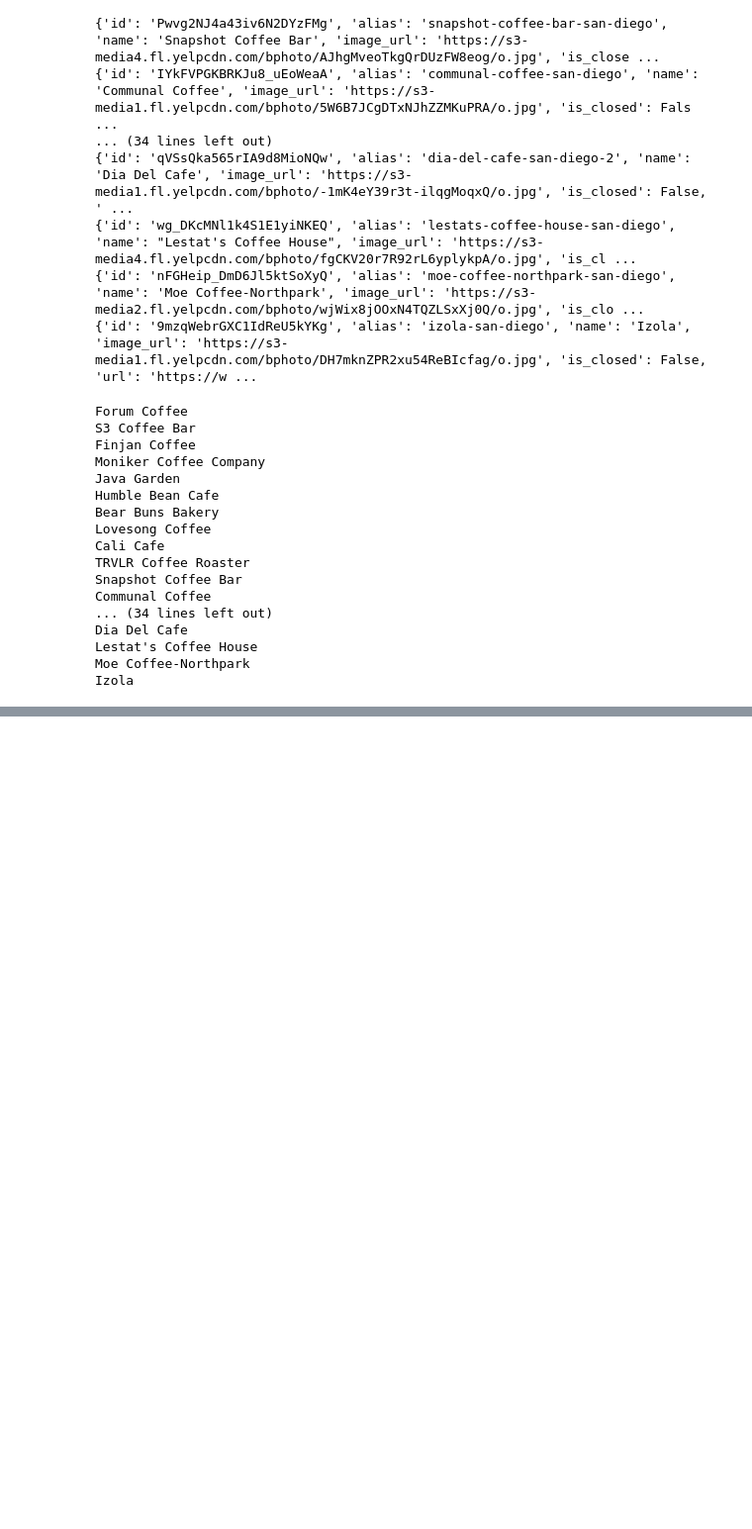
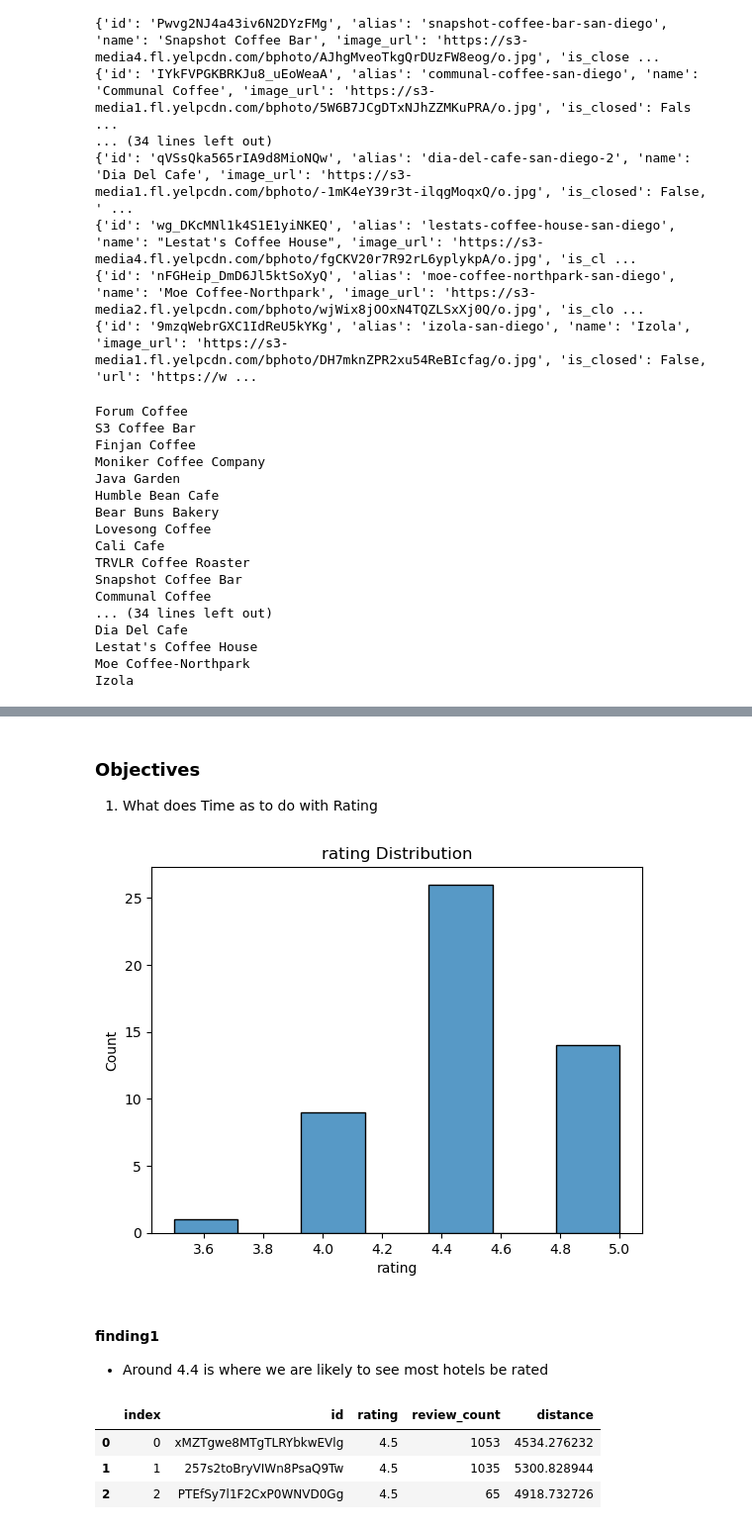
Before and after one commit to NyakioRosemary/YelpApi, a Jupyter notebook: yelp_busin.ipynb, the cells around one changed output, grey strips where cells are left out. Shown at 99% size. Saved outputs shown, nothing was run; the diff lists cells and outputs as text; code cells hidden in the pictures; blank space fills up the shorter version.

```diff
--- a/yelp_busin.ipynb
+++ b/yelp_busin.ipynb
@@ -128,0 +106,3 @@ Peet's Coffee
+# %%
+#setindex id column to uniquely identify a raw
+df = df.set_index('id')
@@ -128,0 +177,3 @@ Peet's Coffee
+# %%
+#fiil the NaN values with ($)
+df['price']=df['price'].fillna('$')
@@ -128,0 +214,3 @@ Peet's Coffee
+# %% [markdown]
+### Objectives
+1. What does Time as to do with Rating
@@ -128,0 +221,9 @@ Peet's Coffee
+# %%
+#rating heatmap distribution
+sns.histplot(df['rating'])
+plt.title('rating Distribution');
+# %% [output]
+[figure, added]
+# %% [markdown]
+#### finding1
+* Around 4.4 is where we are likely to see most hotels be rated
@@ -128,0 +236,8 @@ Peet's Coffee
+# %%
+#show head
+heat.head(3)
+# %% [output]
+|  | index | id | rating | review_count | distance |
+| 0 | 0 | xMZTgwe8MTgTLRYbkwEVlg | 4.5 | 1053 | 4534.276232 |
+| 1 | 1 | 257s2toBryVIWn8PsaQ9Tw | 4.5 | 1035 | 5300.828944 |
+| 2 | 2 | PTEfSy7l1F2CxP0WNVD0Gg | 4.5 | 65 | 4918.732726 |
```
Also changed, not shown: parts of 22 cells of this notebook.
